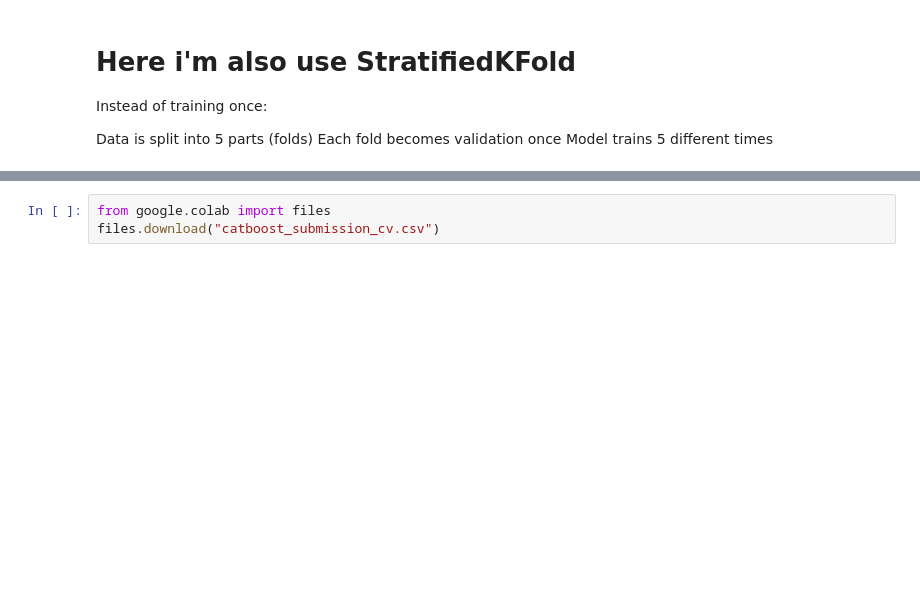
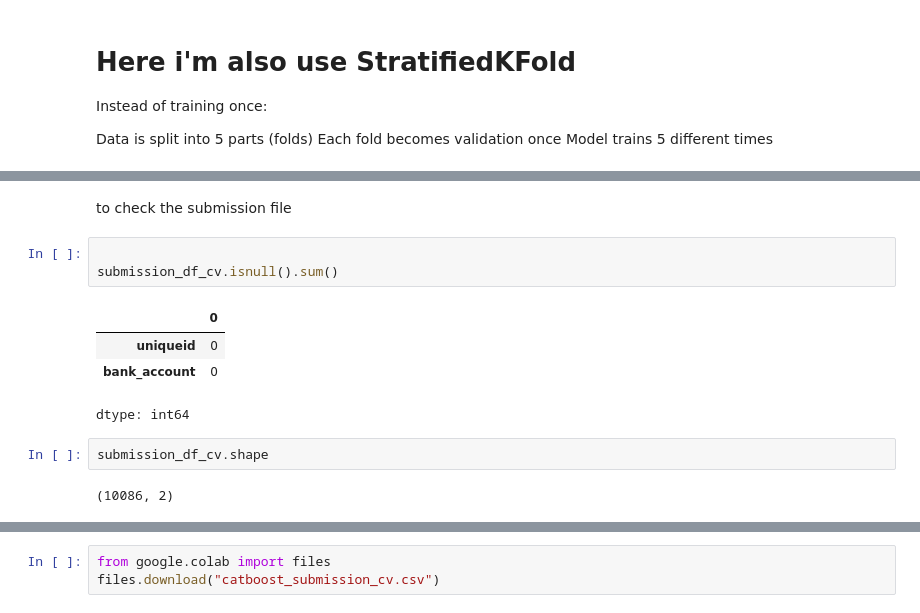
Before and after one commit to ayelefeleke/ASTU-Community-Financial-Inclusion-Hackathon, a Jupyter notebook: ASTU_Community_Financial_Inclusion_Hackathon.ipynb, the cells around one changed output, grey strips where cells are left out. Cells and saved outputs as stored; diff of their text form; blank space fills up the shorter version.

```diff
--- a/ASTU_Community_Financial_Inclusion_Hackathon.ipynb
+++ b/ASTU_Community_Financial_Inclusion_Hackathon.ipynb
@@ -611,3 +606,17 @@ Submission file 'catboost_submission_cv.csv' created successfully!
 | 2 | uniqueid_6065 x Kenya | 0 |
 | 3 | uniqueid_6072 x Kenya | 0 |
 | 4 | uniqueid_6073 x Kenya | 0 |
+# %% [markdown]
+to check the submission file
+# %%
+
+submission_df_cv.isnull().sum()
+# %% [output]
+|  | 0 |
+| uniqueid | 0 |
+| bank_account | 0 |
+dtype: int64
+# %%
+submission_df_cv.shape
+# %% [output]
+(10086, 2)
```
Also changed, not shown: parts of 5 cells of this notebook.
